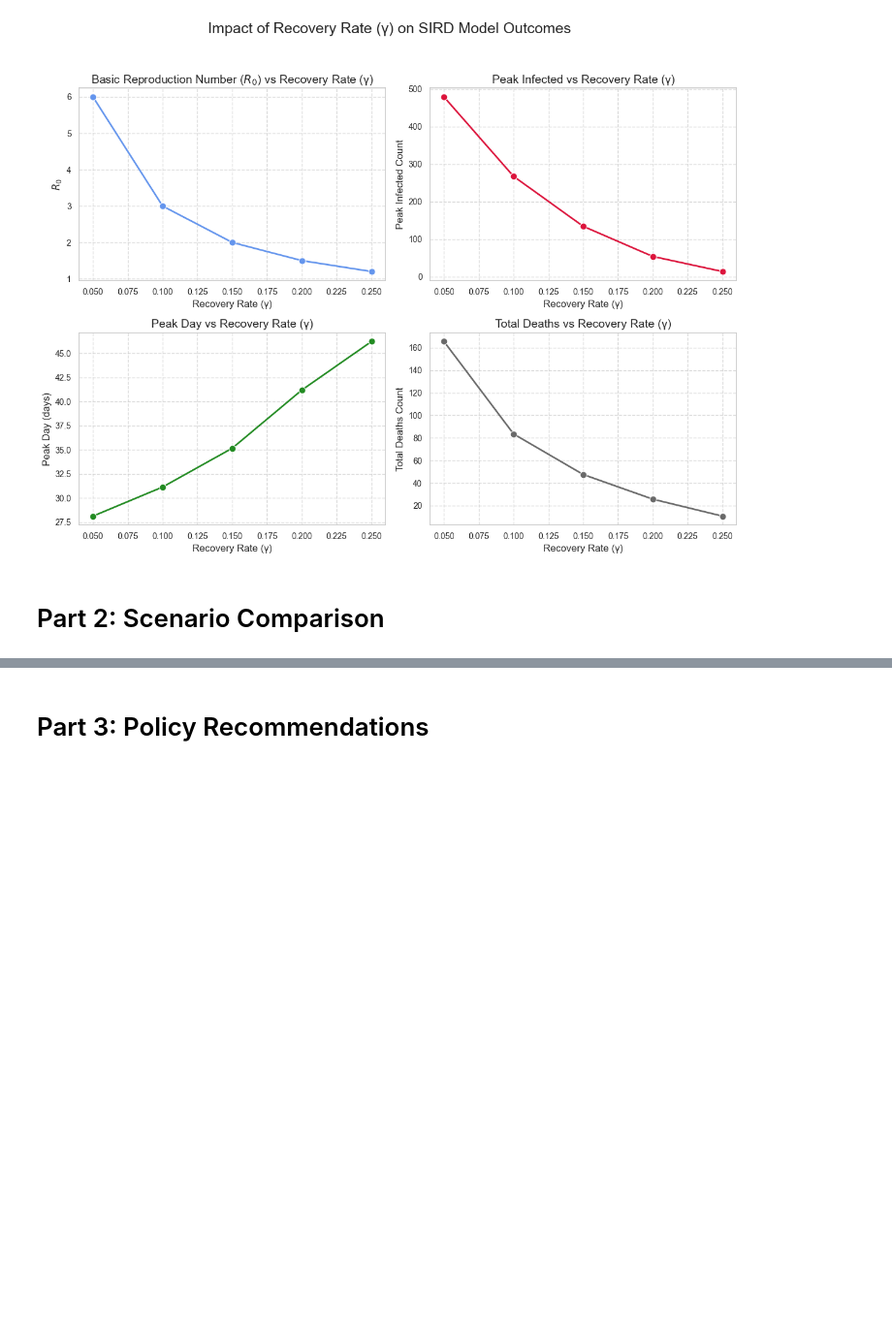
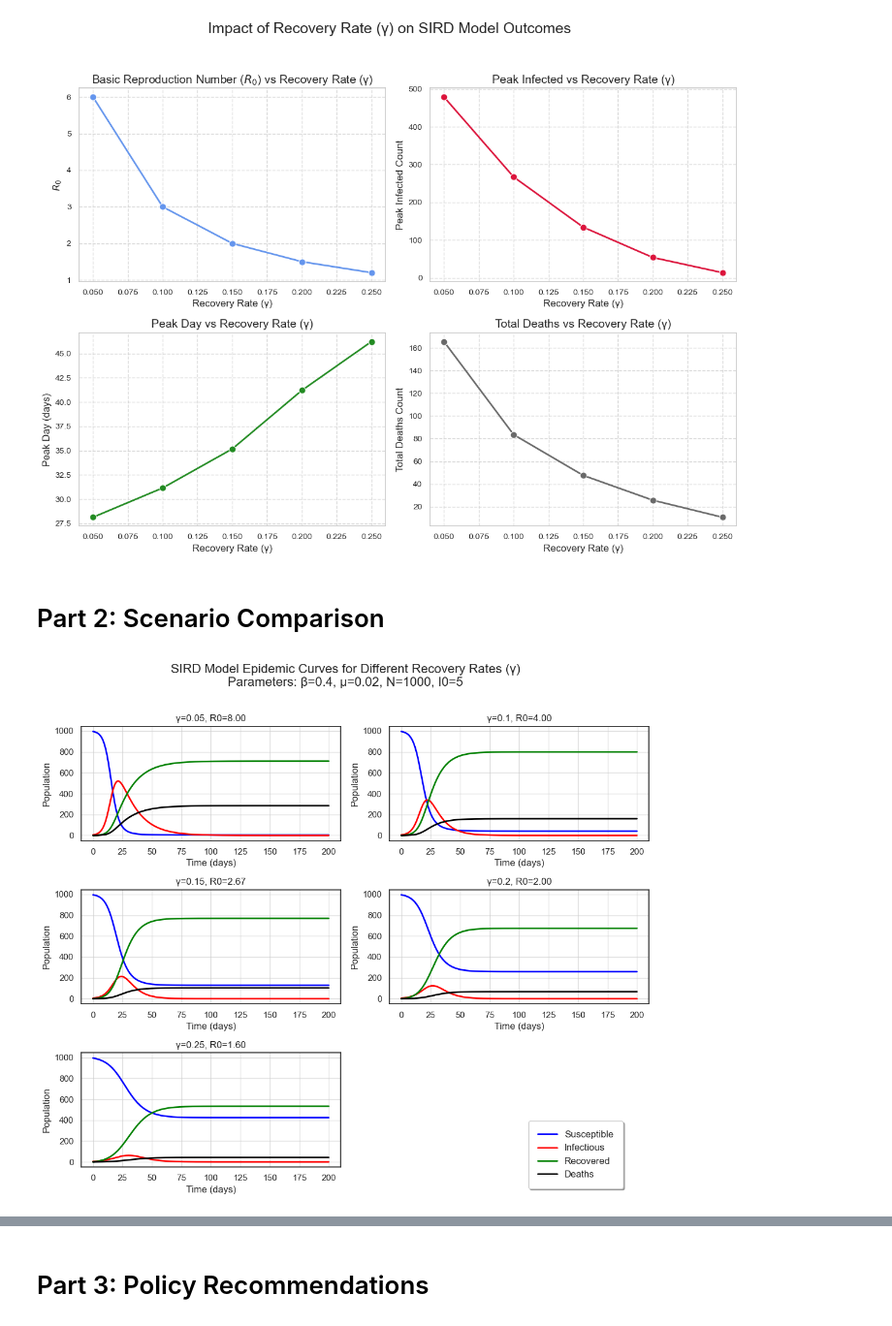
Before and after one commit to ceci2105/BioSystems_Group11, a Jupyter notebook: Assignment2/code.ipynb, the cells around one changed output, grey strips where cells are left out. Shown: that part at 97% size. Saved outputs shown, nothing was run; the diff lists cells and outputs as text; code cells hidden in the pictures; blank space fills up the shorter version.

```diff
--- a/Assignment2/code.ipynb
+++ b/Assignment2/code.ipynb
@@ -172,3 +172,15 @@ plt.show()
 [figure]
 # %% [markdown]
 # Part 2: Scenario Comparison
+# %%
+# scenario A = High Transmission
+result_high_transmission = analyze_recovery_rates(
+    beta=0.4,
+    mu=0.02,
+    N=1000,
+    I0=5,
+    simulation_days=200
+)
+result_high_transmission['scenario'] = 'High Transmission'
+# %% [output]
+[figure, added]
```
Also changed, not shown: parts of 4 cells of this notebook, 1 other file.
